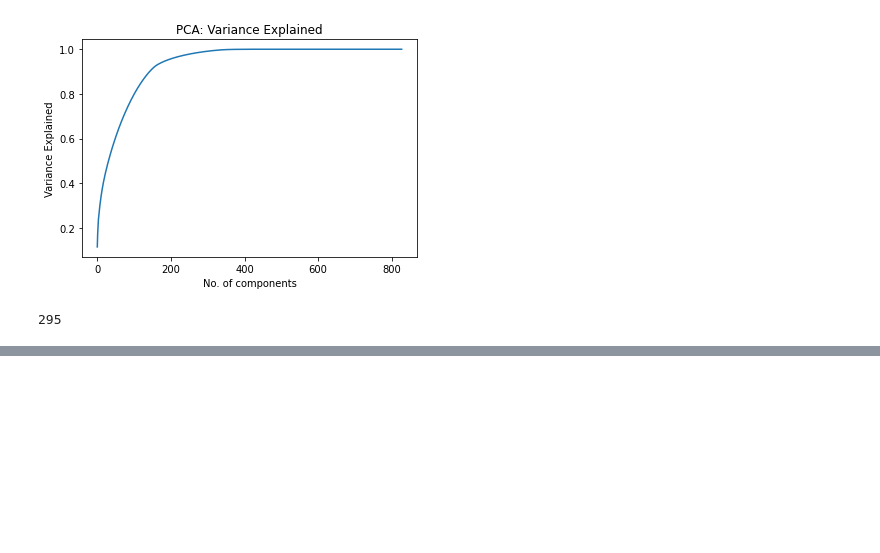
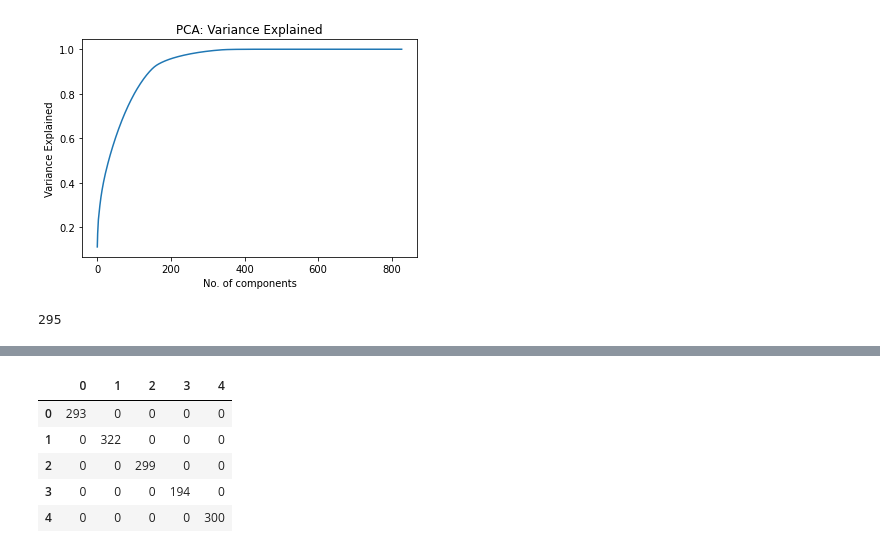
Before and after one commit to TheOneCodeGuy/AutoAssociationNN-RBM-AutoEncoders, a Jupyter notebook: Q1.ipynb, the cells around one changed output, grey strips where cells are left out. Cells and saved outputs as stored; diff of their text form; code cells hidden in the pictures; blank space fills up the shorter version.

```diff
--- a/Q1.ipynb
+++ b/Q1.ipynb
@@ -453,0 +466,20 @@ Finished Training
+# %%
+with torch.no_grad():
+
+    train_loss = 0.0
+    y_train = []
+    y_train_pred = []
+
+    for data in trainloader:
+
+        X, y = data[0], data[1].to(device)
+        Z = torch.Tensor(PCA_model.transform(X)).to(device)
+        y_hat = pca_clf(Z)
+        train_loss += criterion(y_hat, y)*len(X)/train_size
+
+        y_train.extend(list(y.cpu().detach().numpy()))
+        y_train_pred.extend(list(torch.argmax(y_hat, axis=1).cpu().detach().numpy()))
+
+print('Train Loss =', train_loss.item())
+pd.DataFrame(confusion_matrix(y_train, y_train_pred))
+# %% [output]
@@ -453,0 +487,6 @@ Finished Training
+|  | 0 | 1 | 2 | 3 | 4 |
+| 0 | 293 | 0 | 0 | 0 | 0 |
+| 1 | 0 | 322 | 0 | 0 | 0 |
+| 2 | 0 | 0 | 299 | 0 | 0 |
+| 3 | 0 | 0 | 0 | 194 | 0 |
+| 4 | 0 | 0 | 0 | 0 | 300 |
```
Also changed, not shown: parts of 19 cells of this notebook.
